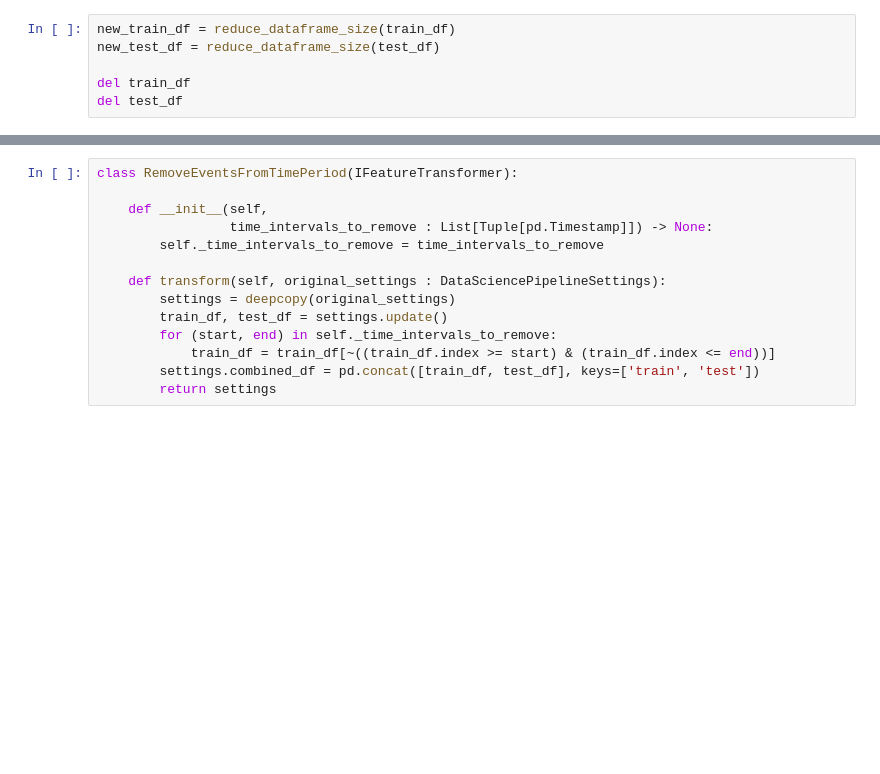
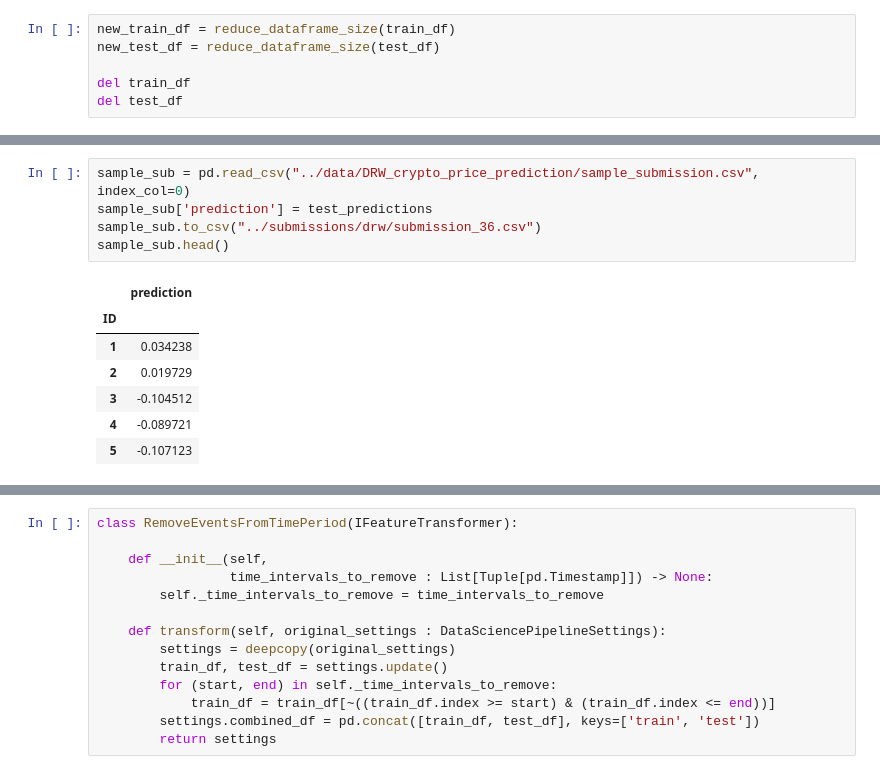
Before and after one commit to yuwei-1/Kaggle-tools, a Jupyter notebook: notebooks/drw_data_exploration.ipynb, the cells around one changed output, grey strips where cells are left out. Cells and saved outputs as stored; diff of their text form; blank space fills up the shorter version.

```diff
--- a/notebooks/drw_data_exploration.ipynb
+++ b/notebooks/drw_data_exploration.ipynb
@@ -236,0 +165,13 @@ Error:
+# %%
+sample_sub = pd.read_csv("../data/DRW_crypto_price_prediction/sample_submission.csv", index_col=0)
+sample_sub['prediction'] = test_predictions
+sample_sub.to_csv("../submissions/drw/submission_36.csv")
+sample_sub.head()
+# %% [output]
+|  | prediction |
+| ID |  |
+| 1 | 0.034238 |
+| 2 | 0.019729 |
+| 3 | -0.104512 |
+| 4 | -0.089721 |
+| 5 | -0.107123 |
```
Also changed, not shown: parts of 31 cells of this notebook, 32 other files.
